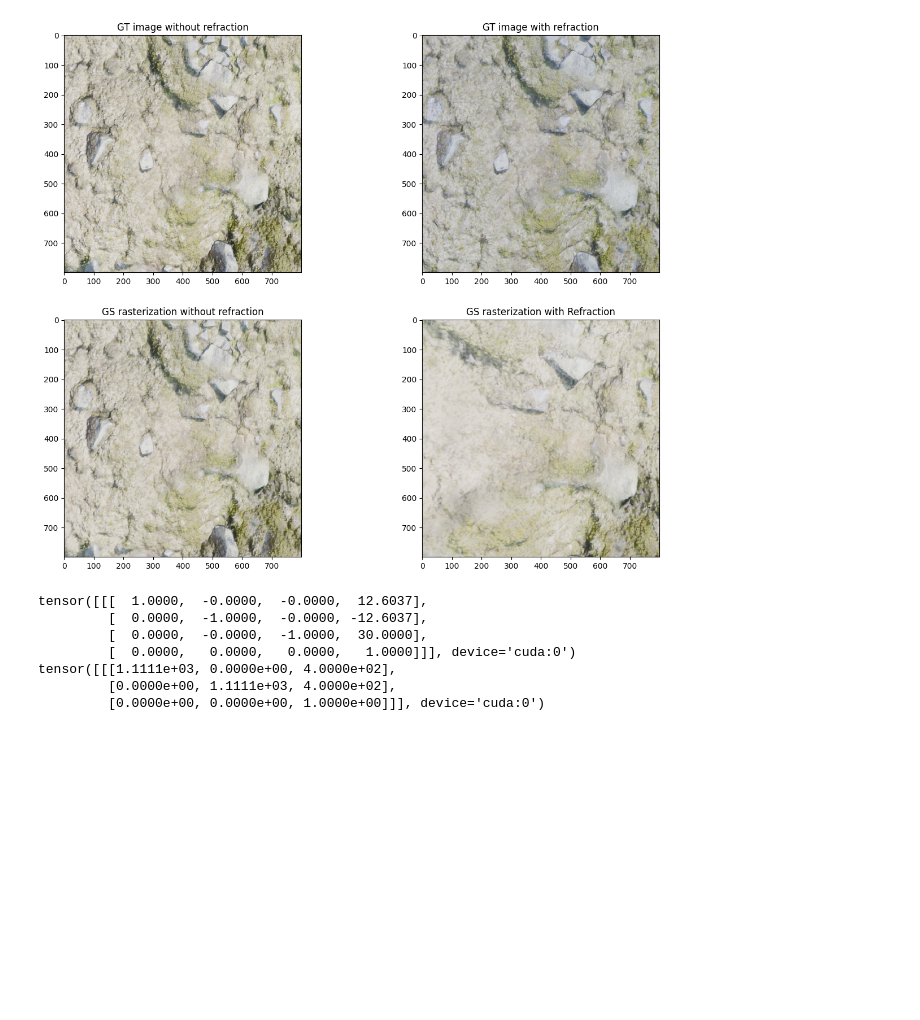
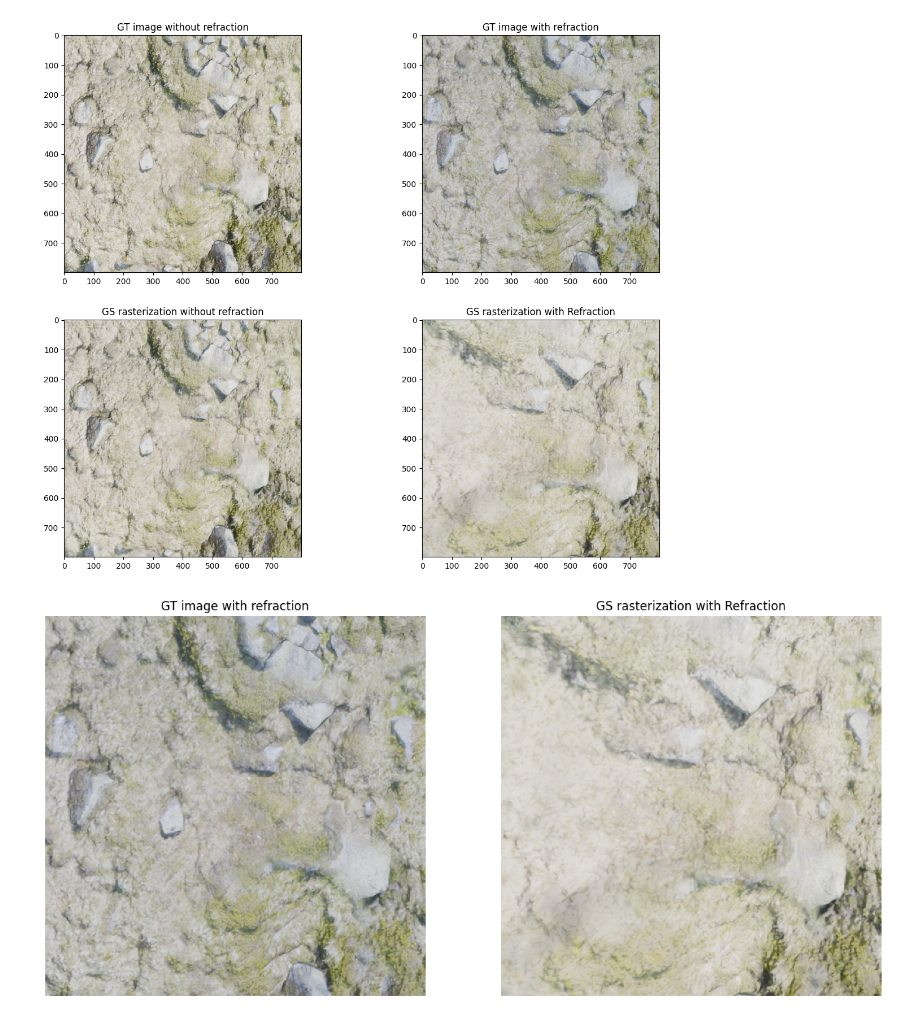
Before and after one commit to unotaiki/gsplat, a Jupyter notebook: dev_refraction/render_with_refraction_check.ipynb, the cells around one changed output. Drawn from its saved outputs; the diff is of its cells as text; code cells hidden in the pictures; blank space fills up the shorter version.

Commit message:
refraction

```diff
--- a/dev_refraction/render_with_refraction_check.ipynb
+++ b/dev_refraction/render_with_refraction_check.ipynb
@@ -113,8 +113,8 @@ def transform_gaussian_point(point, cam_center, n=1.33, plane=0, atol=1e-8):
     n: 屈折率（例: 水の場合 1.33）
     """
     # カメラ中心とのオフセット
-    x0, y0, _ = cam_center
-    H = cam_center[2]
+    x0, y0, z0 = cam_center
+    H = z0 - plane
     dx = point[0] - x0
     dy = point[1] - y0
     # 水面 z=plane に対する深さ。水中であれば h は負になる想定
@@ -144,13 +144,13 @@ def transform_gaussian_point(point, cam_center, n=1.33, plane=0, atol=1e-8):
             break
 
     # 入射角 theta0, 屈折角 theta1 の計算
-    theta0 = np.arcsin(rs / np.hypot(H, rs))
-    theta1 = np.arcsin((r - rs) / np.hypot(-h, r - rs))
+    theta0 = np.arctan(rs/H)
+    theta1 = np.arctan((rs-r)/h)
 
     # 補正量の算出
     dr = h * (n2 - 1) * (np.tan(theta1)**3)  # r の補正
     ra = r - dr
-    A = (1 - n2 * (np.sin(theta1)**2))**1.5
+    A = np.sqrt(1 - n2 * (np.sin(theta1)**2))**3
     za = h * A / (n * (np.cos(theta1)**3))
 
     # 水平方向の補正 (カメラ中心からのずれ)
@@ -296,14 +296,16 @@ plt.show()
 GT image without refraction: /home/taiki/dataset/river1/river_wo-refraction/train/0000.png
 GT image with refraction: /home/taiki/dataset/river1/river_with-refraction/train/0000.png
 [figure]
-# %%
-print(camtoworlds)
-print(Ks)
-# %% [output]
-tensor([[[  1.0000,  -0.0000,  -0.0000,  12.6037],
-         [  0.0000,  -1.0000,  -0.0000, -12.6037],
-         [  0.0000,  -0.0000,  -1.0000,  30.0000],
-         [  0.0000,   0.0000,   0.0000,   1.0000]]], device='cuda:0')
-tensor([[[1.1111e+03, 0.0000e+00, 4.0000e+02],
-         [0.0000e+00, 1.1111e+03, 4.0000e+02],
-         [0.0000e+00, 0.0000e+00, 1.0000e+00]]], device='cuda:0')
+# %%
+fig, ax = plt.subplots(1, 2)
+# no axis
+ax[0].axis("off")
+ax[0].imshow(gt_image_with_ref)
+ax[0].set_title("GT image with refraction")
+ax[1].axis("off")
+ax[1].imshow(rgb_refraction)
+ax[1].set_title("GS rasterization with Refraction")
+
+plt.show()
+# %% [output]
+[figure, added]
```
Also changed, not shown: parts of 2 cells of this notebook, 4 other files.
